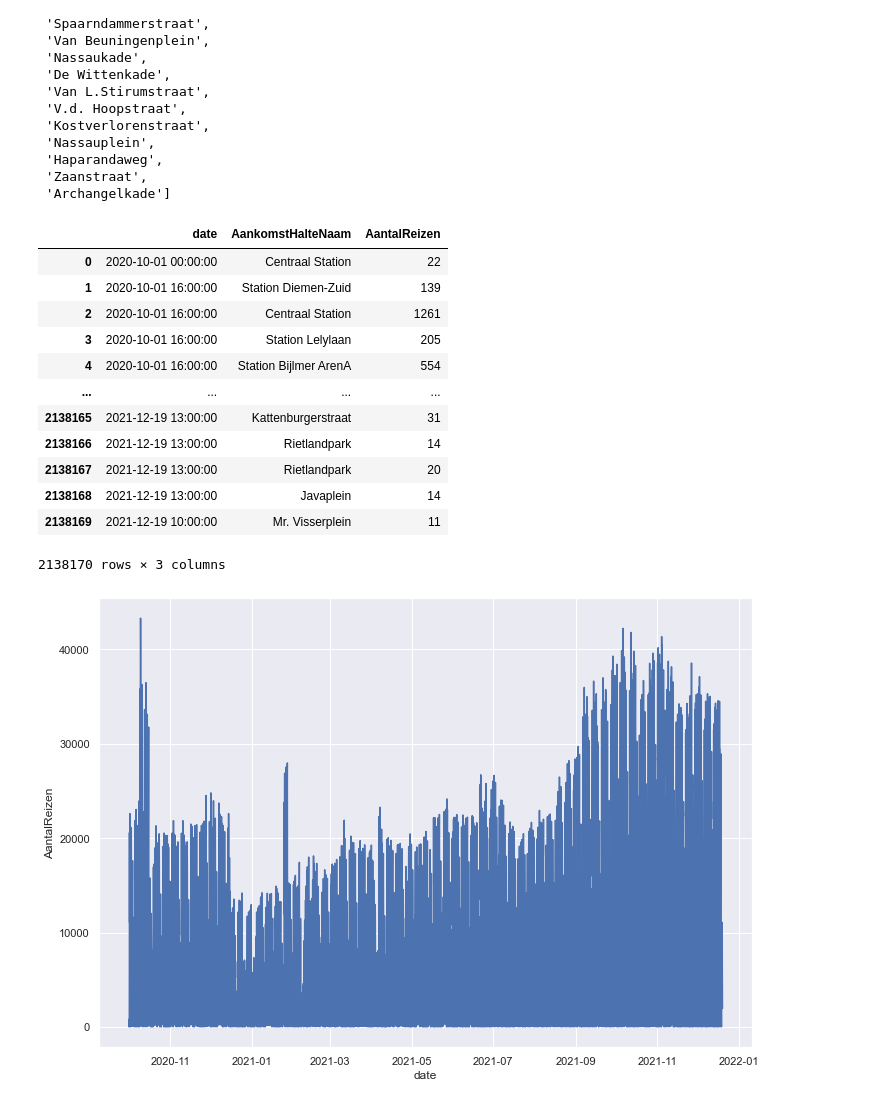
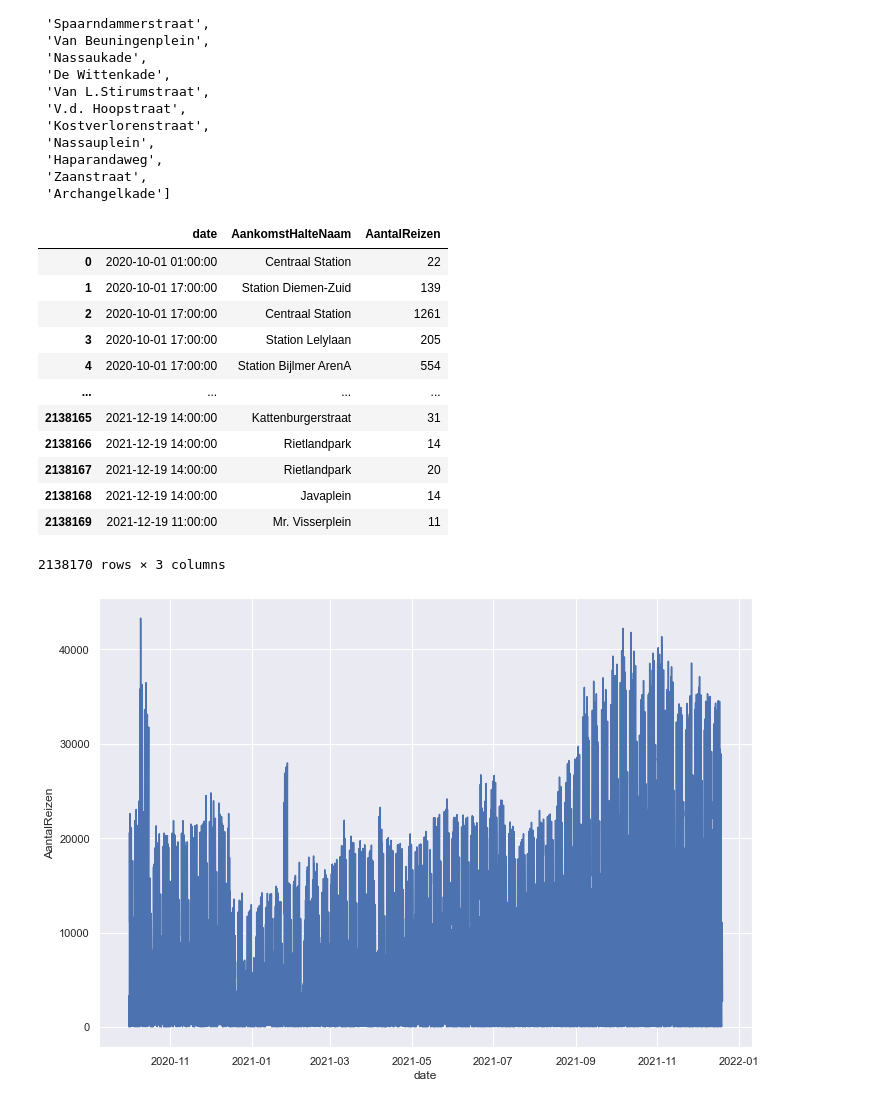
Before and after one commit to lotteph/DSP, a Jupyter notebook: GVB_ALL.ipynb, the cells around one changed output. Drawn from its saved outputs; the diff is of its cells as text; code cells hidden in the pictures.

```diff
--- a/GVB_ALL.ipynb
+++ b/GVB_ALL.ipynb
@@ -272,30 +283,35 @@ westerpark_stations
  'Zaanstraat',
  'Archangelkade']
 # %%
-# day and time in one new column
+# convert pd series from string to datetime
+def date_convert(date_to_convert):
+     return dt.datetime.strptime(date_to_convert, '%H:%M')
+
+# take last hour from column UurgroepOmschrijving and convert to datetime
+# add one minute to get hour, so 17:00 means 16:00 - 16:59
+# cmobine date and hour to make index unique
 gvb_data_range_travels = gvb_data_range_very_cleaned.copy()
-
-gvb_data_range_travels['hour'] = gvb_data_range_travels['UurgroepOmschrijving (van aankomst)'].str[:5]
-gvb_data_range_travels['hour'] = pd.to_datetime(gvb_data_range_travels['hour'], format='%H:%M').dt.time
+gvb_data_range_travels['hour'] = gvb_data_range_travels['UurgroepOmschrijving (van aankomst)'].str[-5:].apply(date_convert) + dt.timedelta(minutes=1)
+gvb_data_range_travels['hour'] = gvb_data_range_travels['hour'].dt.time
 gvb_data_range_travels['date'] = gvb_data_range_travels.apply(lambda r : pd.datetime.combine(r['Datum'],r['hour']),1)
 gvb_data_range_travels = gvb_data_range_travels.set_index('date').reset_index()
 gvb_data_range_travels = gvb_data_range_travels.drop(columns=['Datum', 'UurgroepOmschrijving (van aankomst)', 'AankomstHalteCode',
                                  'AankomstLat', 'AankomstLon', 'hour'])
 
 gvb_data_range_travels
 # %% [output]
 |  | date | AankomstHalteNaam | AantalReizen |
-| 0 | 2020-10-01 00:00:00 | Centraal Station | 22 |
-| 1 | 2020-10-01 16:00:00 | Station Diemen-Zuid | 139 |
-| 2 | 2020-10-01 16:00:00 | Centraal Station | 1261 |
-| 3 | 2020-10-01 16:00:00 | Station Lelylaan | 205 |
-| 4 | 2020-10-01 16:00:00 | Station Bijlmer ArenA | 554 |
+| 0 | 2020-10-01 01:00:00 | Centraal Station | 22 |
+| 1 | 2020-10-01 17:00:00 | Station Diemen-Zuid | 139 |
+| 2 | 2020-10-01 17:00:00 | Centraal Station | 1261 |
+| 3 | 2020-10-01 17:00:00 | Station Lelylaan | 205 |
+| 4 | 2020-10-01 17:00:00 | Station Bijlmer ArenA | 554 |
 | ... | ... | ... | ... |
-| 2138165 | 2021-12-19 13:00:00 | Kattenburgerstraat | 31 |
-| 2138166 | 2021-12-19 13:00:00 | Rietlandpark | 14 |
-| 2138167 | 2021-12-19 13:00:00 | Rietlandpark | 20 |
-| 2138168 | 2021-12-19 13:00:00 | Javaplein | 14 |
-| 2138169 | 2021-12-19 10:00:00 | Mr. Visserplein | 11 |
+| 2138165 | 2021-12-19 14:00:00 | Kattenburgerstraat | 31 |
+| 2138166 | 2021-12-19 14:00:00 | Rietlandpark | 14 |
+| 2138167 | 2021-12-19 14:00:00 | Rietlandpark | 20 |
+| 2138168 | 2021-12-19 14:00:00 | Javaplein | 14 |
+| 2138169 | 2021-12-19 11:00:00 | Mr. Visserplein | 11 |
 2138170 rows × 3 columns
 # %%
 sns.lineplot(x="date", y="AantalReizen", data=gvb_data_range_travels.drop(columns=['AankomstHalteNaam']).groupby('date').sum());
```
Also changed, not shown: parts of 24 cells of this notebook.
